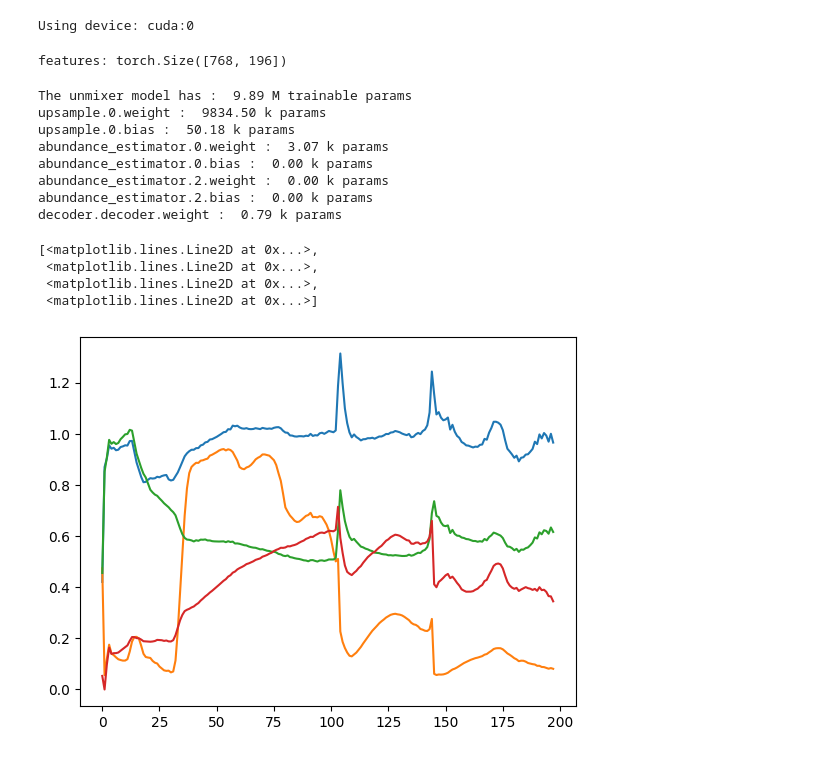
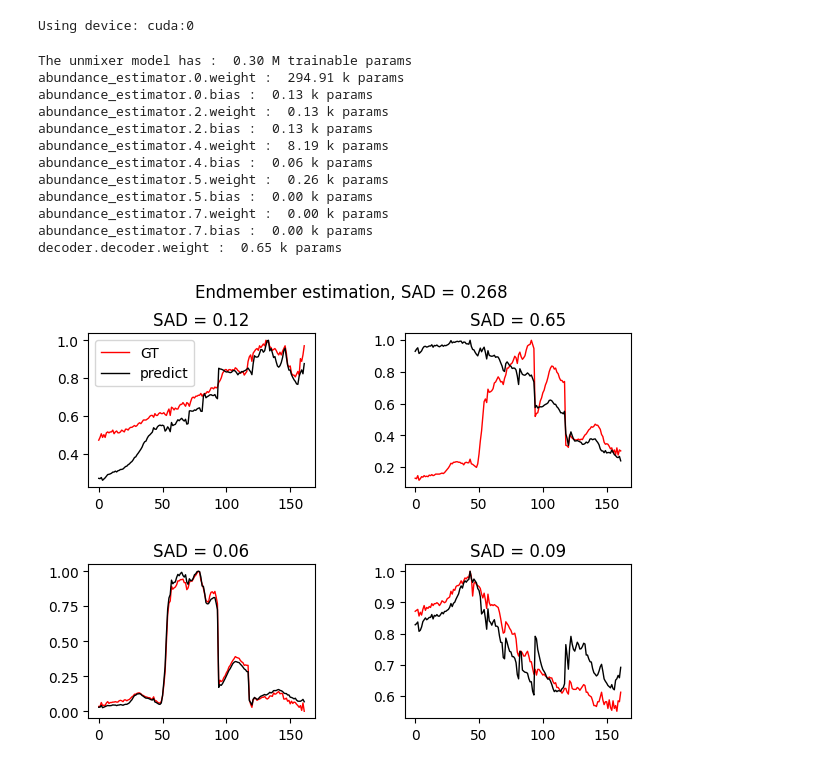
Before and after one commit to edabier/SS-HSU_benchmark, a Jupyter notebook: testing_models.ipynb, the cells around one changed output. Cells and saved outputs as stored; diff of their text form; code cells hidden in the pictures.

Commit message:
fm + cnnaeu unmixing, hypersigma mse loss

```diff
--- a/testing_models.ipynb
+++ b/testing_models.ipynb
@@ -31,10 +35,9 @@ else:
 # %% [output]
 Using device: cuda:0
 # %%
-dataset = "jasper"
+dataset = "urban4"
 data = io.loadmat(f"datasets/{dataset}.mat")
 Y_flat = torch.tensor(data["Y"], dtype=torch.float32)
-Y_flat = utils.normalize(Y_flat)
 E = torch.tensor(data["E"])
 A_flat = torch.tensor(data["A"])
 B, c, N = E.shape[0], E.shape[1], Y_flat.shape[1]
@@ -44,16 +47,22 @@ A = utils.oneD_to_2d(A_flat)
 H = Y.shape[-1]
 Y = Y.to(torch.float32)
 Y = Y.unsqueeze(0)
+Y_init = Y
 
-global_path = str(Path.cwd().parent)
-with open(f"{global_path}/SS-HSU_benchmark/datasets/{dataset}_wavelength.txt", "r") as file:
-    lines = file.readlines()
-    wavelengths = [float(line.strip()) for line in lines if line.strip()]
+if dataset == "urban4":
+    with open(f"/home/ids/edabier/HSU/SS-HSU_benchmark/datasets/urban_wavelength.txt", "r") as file:
+        lines = file.readlines()
+        wavelengths = [float(line.strip()) for line in lines if line.strip()]
+
+else:
+    with open(f"/home/ids/edabier/HSU/SS-HSU_benchmark/datasets/{dataset}_wavelength.txt", "r") as file:
+        lines = file.readlines()
+        wavelengths = [float(line.strip()) for line in lines if line.strip()]
 # %%
 n_features  = 1
 use_cls     = False
 extend_cls  = False
-fm_name     = "DOFA"
+fm_name     = "HyperSIGMA"
 n_features  = 4 if fm_name == "HyperSIGMA" else n_features
 patch_size  = 16
 
@@ -77,8 +86,9 @@ elif fm_name == "HyperFree":
     n_patches = H//patch_size
     if n_patches%2 != 0:
         H = (n_patches-1)*patch_size + patch_size-1
-    Y = Y[:, :, :H, :H]
-    fm = rsfm.create_fm(fm_name, Y, patch_size=patch_size, path=global_path)
+    new_H = H
+    Y = Y[:, :, :new_H, :new_H]
+    fm = rsfm.create_fm(fm_name, Y, patch_size=patch_size)
     features = rsfm.get_hyperfree_features(fm, Y, wavelengths)
     D = features.shape[0]
 
@@ -86,6 +96,7 @@ elif fm_name == "HyperSIGMA":
     fm = rsfm.create_fm(fm_name, Y, c, path=global_path)
     features = rsfm.get_hypersigma_features(fm, Y)
     D = int(features.shape[1]/n_features)
+    new_H = H
 
 elif fm_name == "SpecViT":
     if H < 128:
@@ -93,8 +104,8 @@ elif fm_name == "SpecViT":
         new_H = 128
     else:
         new_H = 128
-    Y = Y[:,:,:128, :128]
-    fm = rsfm.create_fm(fm_name, Y, path=global_path)
+    Y = Y[:,:,:new_H, :new_H]
+    fm = rsfm.create_fm(fm_name, Y)
     features = rsfm.get_specvit_features(fm, Y, use_cls)
     if use_cls:
         D = features.shape[-1]
@@ -124,34 +135,32 @@ elif fm_name == "SpecViT":
 
 else:
     pass
-# %% [output]
-features: torch.Size([768, 196])
 # %%
 model = unmixer
 model.apply(model.weights_init)
-model = models.init_decoder_weights(model, Y, c, is_unmixer=True, use_sivm=True)
+model = models.init_decoder_weights(model, Y/Y.max(), c, is_unmixer=True, use_sivm=True)
 
 # for param in model.abundance_estimator.parameters():
 #     param.requires_grad = False
 
 print("The unmixer model has : ", format(sum(p.numel() for p in model.parameters() if p.requires_grad)/1e6, '.2f'), "M trainable params")
 for name, param in model.named_parameters():
     if param.requires_grad:
         print(name, ': ', format(param.numel()/1e3, '.2f'), "k params")
 
 E_hat, A_hat, Y_hat = model(features)
-plt.plot(E_hat.detach().cpu())
+utils.plot_results(E_hat, A_hat, E_gt=E, normalize_E=True)
 # %% [output]
-The unmixer model has :  9.89 M trainable params
-upsample.0.weight :  9834.50 k params
-upsample.0.bias :  50.18 k params
-abundance_estimator.0.weight :  3.07 k params
-abundance_estimator.0.bias :  0.00 k params
-abundance_estimator.2.weight :  0.00 k params
-abundance_estimator.2.bias :  0.00 k params
-decoder.decoder.weight :  0.79 k params
+The unmixer model has :  0.30 M trainable params
+abundance_estimator.0.weight :  294.91 k params
+abundance_estimator.0.bias :  0.13 k params
+abundance_estimator.2.weight :  0.13 k params
+abundance_estimator.2.bias :  0.13 k params
+abundance_estimator.4.weight :  8.19 k params
+abundance_estimator.4.bias :  0.06 k params
+abundance_estimator.5.weight :  0.26 k params
+abundance_estimator.5.bias :  0.00 k params
+abundance_estimator.7.weight :  0.00 k params
+abundance_estimator.7.bias :  0.00 k params
+decoder.decoder.weight :  0.65 k params
-[<matplotlib.lines.Line2D at 0x...>,
- <matplotlib.lines.Line2D at 0x...>,
- <matplotlib.lines.Line2D at 0x...>,
- <matplotlib.lines.Line2D at 0x...>]
-[figure, old version]
+[figure, new version]
```
Also changed, not shown: parts of 8 cells of this notebook, 6 other files.
